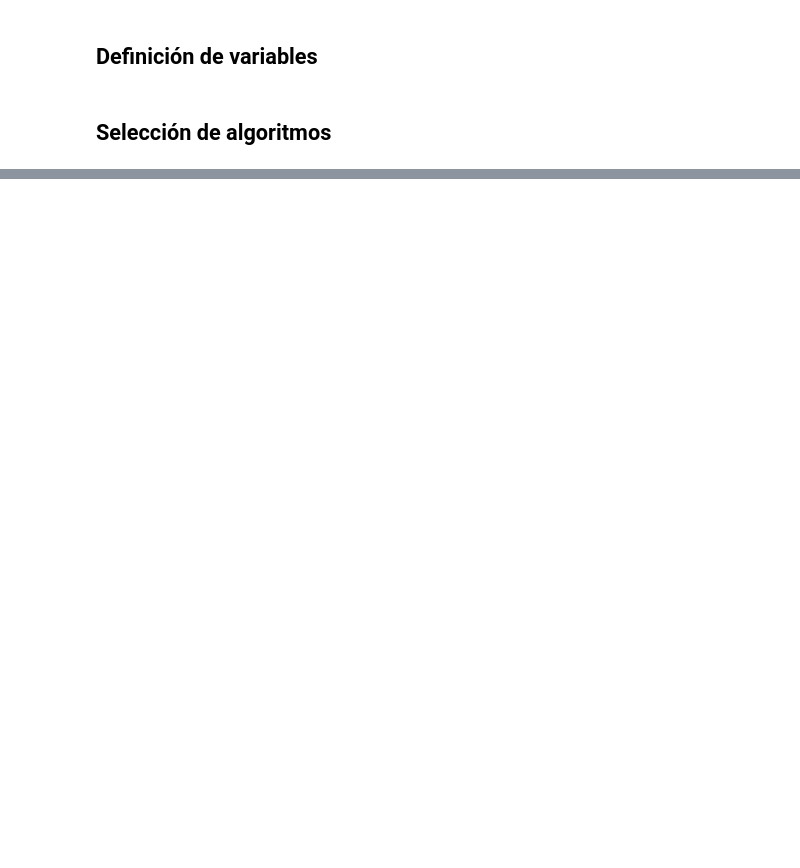
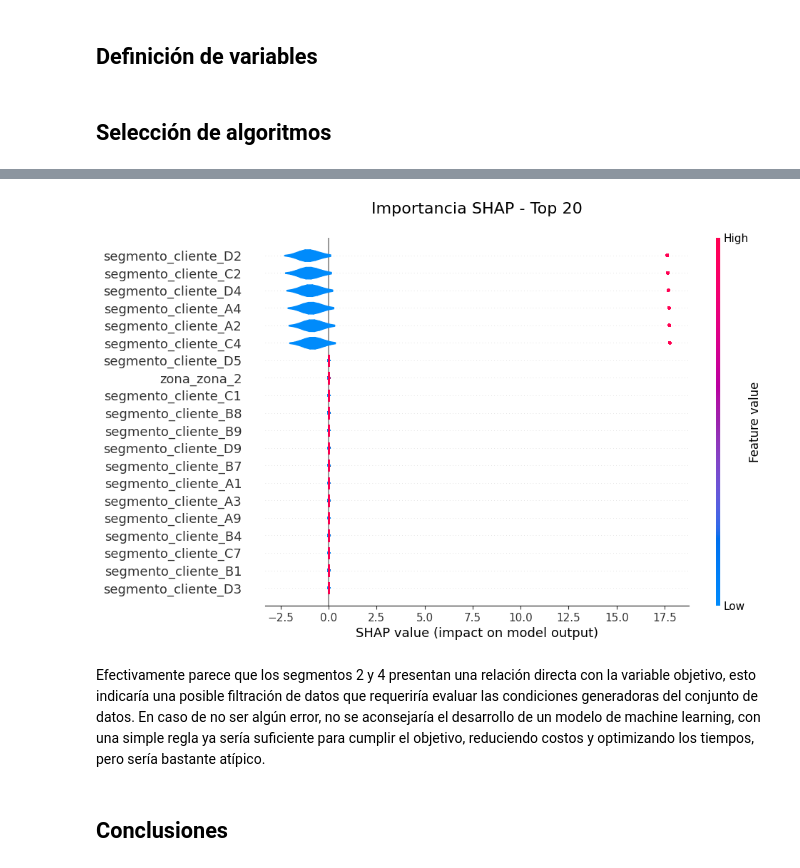
Before and after one commit to maxiuboldi/challenge_ds_place, a Jupyter notebook: notebooks/Challenge_data_scientist.ipynb, the cells around one changed output, grey strips where cells are left out. Drawn from its saved outputs; the diff is of its cells as text; code cells hidden in the pictures; blank space fills up the shorter version.

```diff
--- a/notebooks/Challenge_data_scientist.ipynb
+++ b/notebooks/Challenge_data_scientist.ipynb
@@ -475,0 +1116,16 @@ SEED = 8888
+# %%
+train_data_shap_preprocessor = pipeline_one_hot["one_hot"].transform(
+    train_data[categorical_to_encode])
+# %%
+plot_shap_importance(
+    model=pipeline_one_hot["model"],
+    train_data=train_data_shap_preprocessor,
+    top_n=20,
+    figsize=(10, 6)
+)
+# %% [output]
+[figure, added]
+# %% [markdown]
+Efectivamente parece que los segmentos 2 y 4 presentan una relación directa con la variable objetivo, esto indicaría una posible filtración de datos que requeriría evaluar las condiciones generadoras del conjunto de datos. En caso de no ser algún error, no se aconsejaría el desarrollo de un modelo de machine learning, con una simple regla ya sería suficiente para cumplir el objetivo, reduciendo costos y optimizando los tiempos, pero sería bastante atípico.
+# %% [markdown]
+## Conclusiones
```
Also changed, not shown: parts of 48 cells of this notebook, 1 other file.
